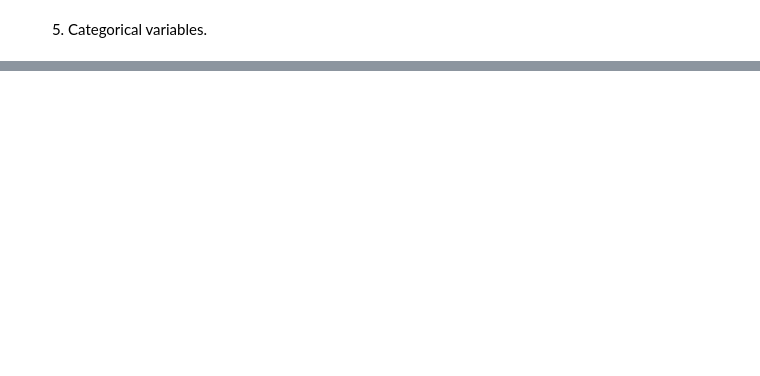
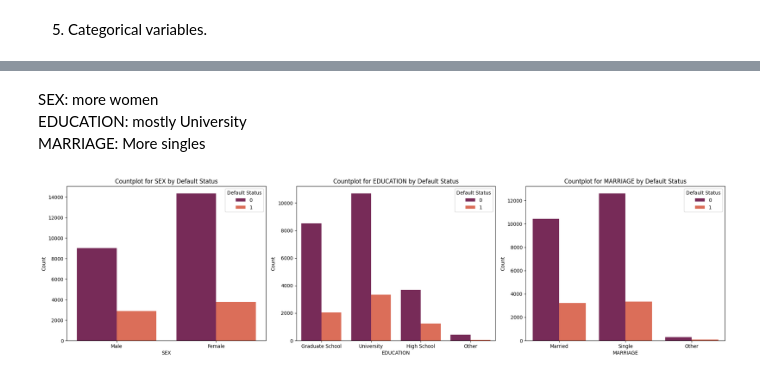
Before and after one commit to minjeoungneev/Default_Credit_Card, a Jupyter notebook: EDA.ipynb, the cells around one changed output, grey strips where cells are left out. Saved outputs shown, nothing was run; the diff lists cells and outputs as text; code cells hidden in the pictures; blank space fills up the shorter version.

```diff
--- a/EDA.ipynb
+++ b/EDA.ipynb
@@ -445,0 +485,38 @@ Those who paid nothing in the previous payment has higher default %. Those who p
+# %% [markdown]
+SEX: more women <br>
+EDUCATION: mostly University<br>
+MARRIAGE: More singles<br>
+# %%
+plt.figure(figsize=(20, 15))
+
+# Countplot for SEX
+plt.subplot(3, 3, 1)
+sns.countplot(x='SEX', hue='Y', data=df, palette='rocket')
+plt.title('Countplot for SEX by Default Status')
+plt.xlabel('SEX')
+plt.xticks([0, 1], ['Male', 'Female'])
+plt.ylabel('Count')
+plt.legend(title='Default Status', loc='upper right')
+
+# Countplot for EDUCATION
+plt.subplot(3, 3, 2)
+sns.countplot(x='EDUCATION', hue='Y', data=df, palette='rocket')
+plt.title('Countplot for EDUCATION by Default Status')
+plt.xlabel('EDUCATION')
+plt.xticks([0, 1, 2, 3], ['Graduate School', 'University', 'High School', 'Other'])
+plt.ylabel('Count')
+plt.legend(title='Default Status', loc='upper right')
+
+# Countplot for MARRIAGE
+plt.subplot(3, 3, 3)
+sns.countplot(x='MARRIAGE', hue='Y', data=df, palette='rocket')
+plt.title('Countplot for MARRIAGE by Default Status')
+plt.xlabel('MARRIAGE')
+plt.xticks([0, 1, 2], ['Married', 'Single', 'Other'])
+plt.ylabel('Count')
+plt.legend(title='Default Status', loc='upper right')
+
+plt.tight_layout()
+plt.show()
+# %% [output]
+[figure, added]
```
Also changed, not shown: parts of 4 cells of this notebook.
